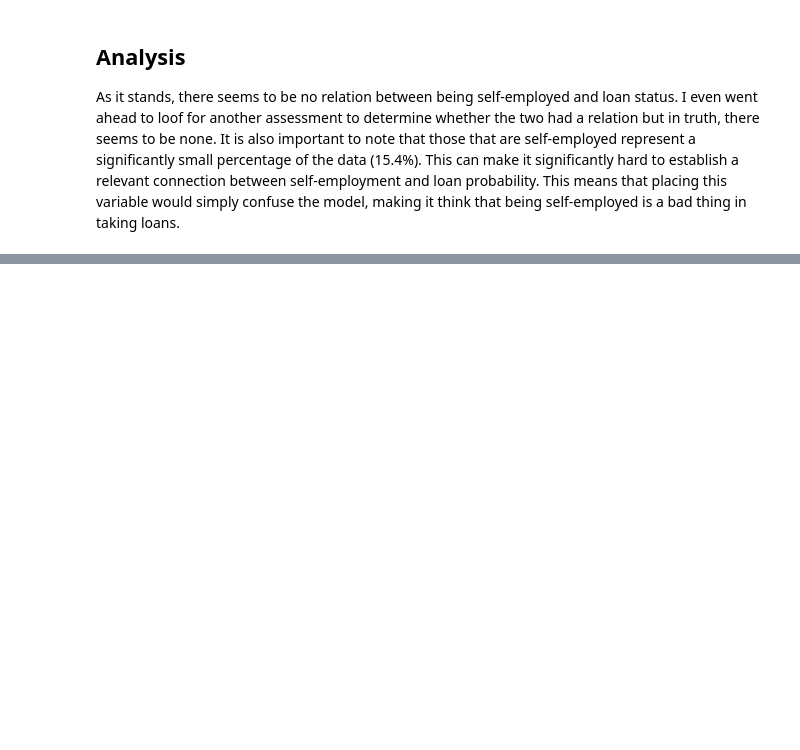
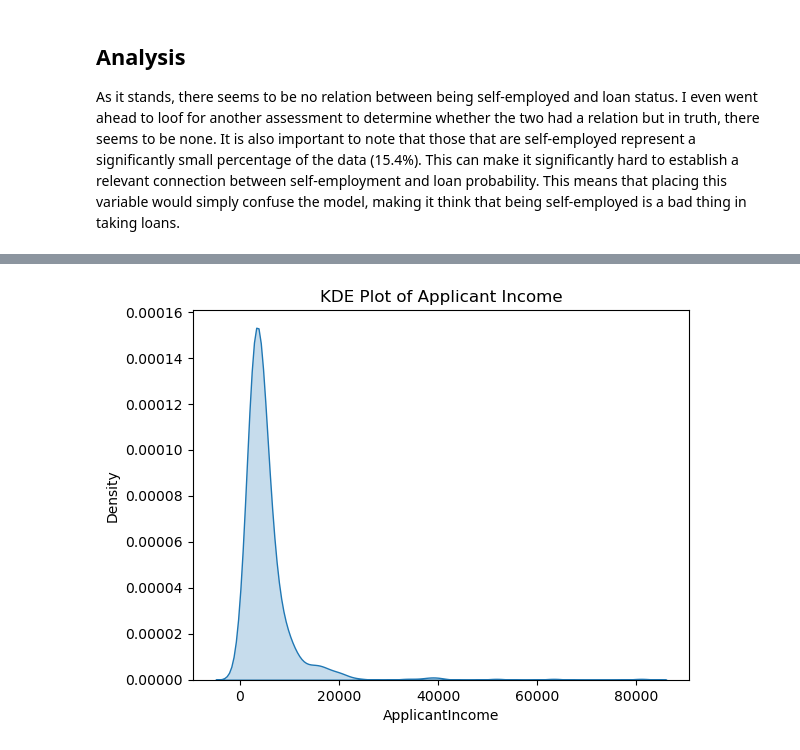
Before and after one commit to fredrickgacheru/loan_eligibility_project, a Jupyter notebook: loanProjectV1.ipynb, the cells around one changed output, grey strips where cells are left out. Drawn from its saved outputs; the diff is of its cells as text; code cells hidden in the pictures; blank space fills up the shorter version.

```diff
--- a/loanProjectV1.ipynb
+++ b/loanProjectV1.ipynb
@@ -471,0 +487,6 @@ It is also important to note that those that are self-employed represent a signi
+# %%
+sns.kdeplot(dataset['ApplicantIncome'], fill=True)  # Smooth density curve
+plt.title('KDE Plot of Applicant Income')
+plt.show()
+# %% [output]
+[figure, added]
```
Also changed, not shown: parts of 120 cells of this notebook, 1 other file.
